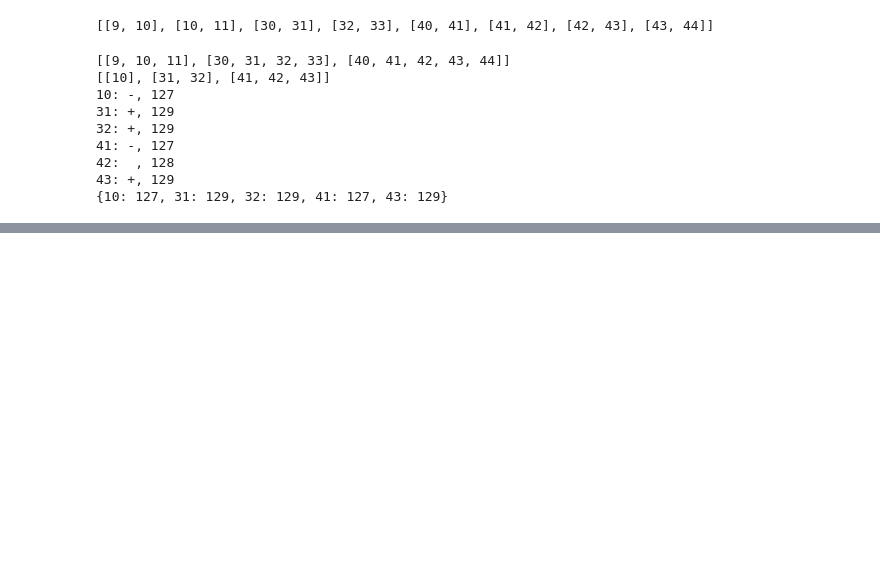
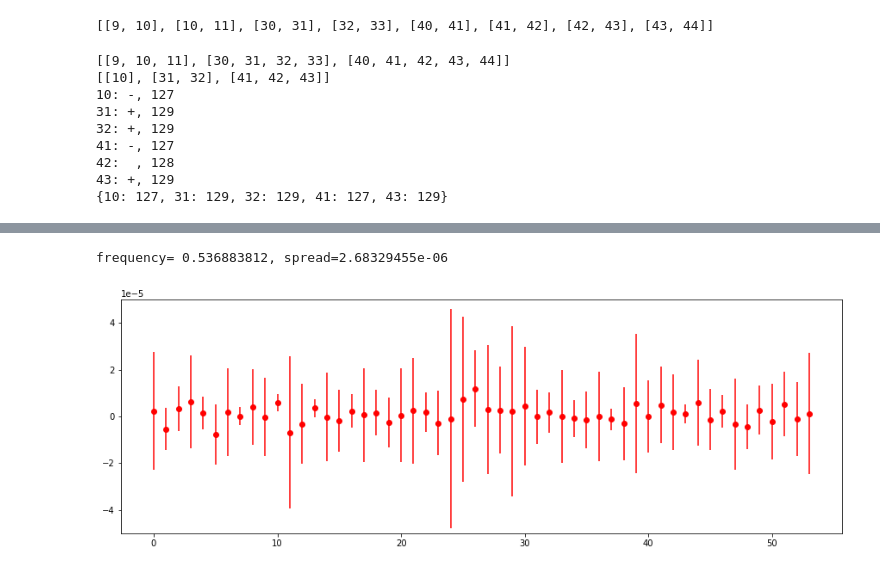
Before and after one commit to i-a-morozov/harmonica, a Jupyter notebook: notebook/nb_decomposition.ipynb, the cells around one changed output, grey strips where cells are left out. Saved outputs shown, nothing was run; the diff lists cells and outputs as text; code cells hidden in the pictures; blank space fills up the shorter version.

```diff
--- a/notebook/nb_decomposition.ipynb
+++ b/notebook/nb_decomposition.ipynb
@@ -965,0 +1015,52 @@ plt.show()
+# %%
+# Real TbT data length is limited by decoherence
+
+# Set window
+length = 512
+dtype = torch.float64
+device = 'cpu'
+w = Window(length, 'cosine_window', 1.0, dtype=dtype, device=device)
+
+# Load data
+d = Data.from_file(54, w, '../virtual_tbt.npy')
+
+# Add random noise
+n = 1.0E-6*(25.0 + 75.0*torch.rand(54, dtype=dtype, device=device))
+d.add_noise(n)
+d.data.copy_(d.work)
+
+# Estimate frequency (average over signals)
+f = Frequency(d)
+d.window_remove_mean()
+d.window_apply()
+f('parabola')
+d.reset()
+frequency, spread = f.frequency.mean(), f.frequency.std()
+frequency = 1.0 - frequency
+print(f'frequency={frequency.item():12.9}, spread={spread.item():12.9}')
+# %% [output]
+frequency= 0.536883812, spread=2.68329455e-06
+# %%
+# Filter data
+flt = Filter(d)
+flt.filter_svd(rank=2)
+flt.filter_hankel(rank=2, random=True, buffer=16, count=16)
+
+# DHT
+dht = Frequency.dht(d.work)
+# %%
+# Compute envelope
+envelope = dht.abs()
+
+# Estimate amplitude
+endpoint = 16
+estimate = envelope[:, +endpoint:-endpoint].mean(1)
+spread = envelope[:, +endpoint:-endpoint].std(1)
+
+# Compare
+plt.figure(figsize=(15, 5))
+plt.errorbar(range(54), (estimate - amplitude).cpu().numpy(), yerr=spread.cpu().numpy(), fmt=' ', marker='o', color='red')
+plt.ylim(-5.0E-5, +5.0E-5)
+plt.show()
+# %% [output]
+[figure, added]
```
Also changed, not shown: parts of 28 cells of this notebook, 17 other files.
